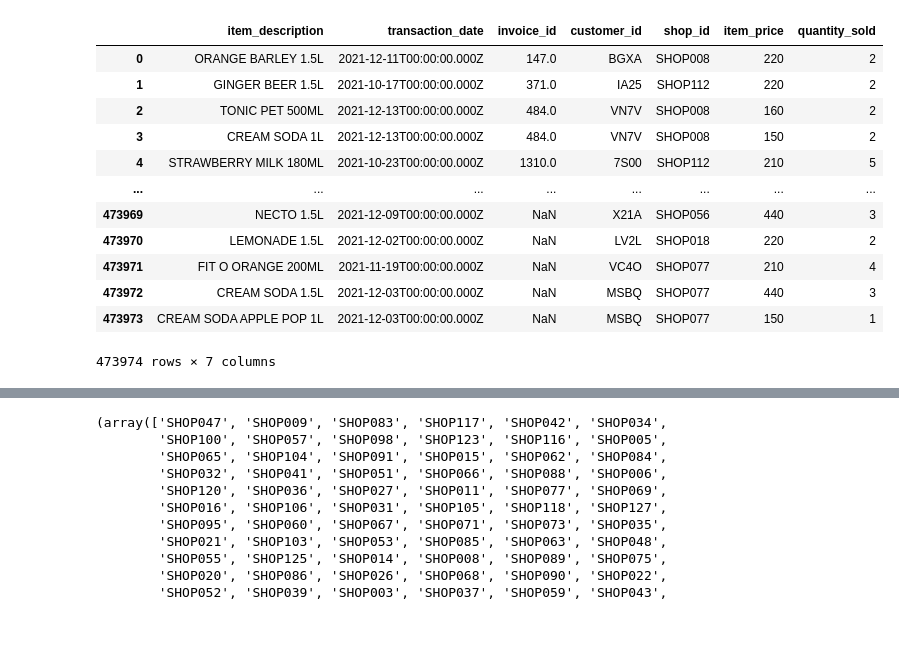
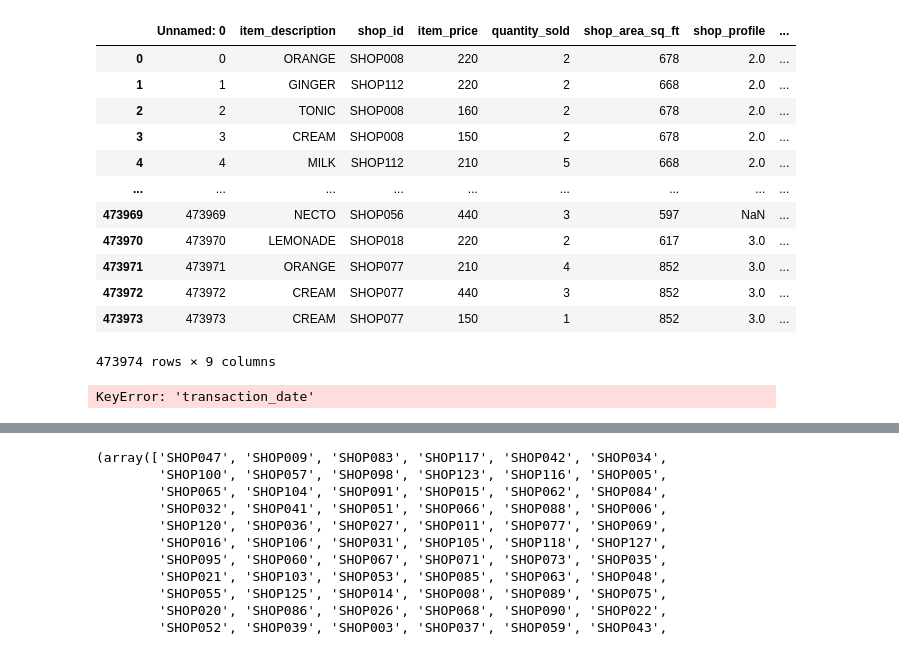
Before and after one commit to sandani98/DataStorm-4.0, a Jupyter notebook: data-storm-4/Day 3/main_day3.ipynb, the cells around one changed output, grey strips where cells are left out. Saved outputs shown, nothing was run; the diff lists cells and outputs as text; code cells hidden in the pictures.

```diff
--- a/data-storm-4/Day 3/main_day3.ipynb
+++ b/data-storm-4/Day 3/main_day3.ipynb
@@ -5,27 +5,29 @@ import matplotlib.pyplot as plt
 from datetime import datetime
 import math
 # %%
-historical_transaction_data = pd.read_csv('Historical-transaction-data.csv')
+historical_transaction_data = pd.read_csv('merged.csv')
 historical_transaction_data
 # %% [output]
-|  | item_description | transaction_date | invoice_id | customer_id | shop_id | item_price | quantity_sold |
-| 0 | ORANGE BARLEY 1.5L | 2021-12-11T00:00:00.000Z | 147.0 | BGXA | SHOP008 | 220 | 2 |
-| 1 | GINGER BEER 1.5L | 2021-10-17T00:00:00.000Z | 371.0 | IA25 | SHOP112 | 220 | 2 |
-| 2 | TONIC PET 500ML | 2021-12-13T00:00:00.000Z | 484.0 | VN7V | SHOP008 | 160 | 2 |
-| 3 | CREAM SODA 1L | 2021-12-13T00:00:00.000Z | 484.0 | VN7V | SHOP008 | 150 | 2 |
-| 4 | STRAWBERRY MILK 180ML | 2021-10-23T00:00:00.000Z | 1310.0 | 7S00 | SHOP112 | 210 | 5 |
-| ... | ... | ... | ... | ... | ... | ... | ... |
-| 473969 | NECTO 1.5L | 2021-12-09T00:00:00.000Z | NaN | X21A | SHOP056 | 440 | 3 |
-| 473970 | LEMONADE 1.5L | 2021-12-02T00:00:00.000Z | NaN | LV2L | SHOP018 | 220 | 2 |
-| 473971 | FIT O ORANGE 200ML | 2021-11-19T00:00:00.000Z | NaN | VC4O | SHOP077 | 210 | 4 |
-| 473972 | CREAM SODA 1.5L | 2021-12-03T00:00:00.000Z | NaN | MSBQ | SHOP077 | 440 | 3 |
-| 473973 | CREAM SODA APPLE POP 1L | 2021-12-03T00:00:00.000Z | NaN | MSBQ | SHOP077 | 150 | 1 |
+|  | Unnamed: 0 | item_description | shop_id | item_price | quantity_sold | shop_area_sq_ft | shop_profile | ... |
+| 0 | 0 | ORANGE | SHOP008 | 220 | 2 | 678 | 2.0 | ... |
+| 1 | 1 | GINGER | SHOP112 | 220 | 2 | 668 | 2.0 | ... |
+| 2 | 2 | TONIC | SHOP008 | 160 | 2 | 678 | 2.0 | ... |
+| 3 | 3 | CREAM | SHOP008 | 150 | 2 | 678 | 2.0 | ... |
+| 4 | 4 | MILK | SHOP112 | 210 | 5 | 668 | 2.0 | ... |
+| ... | ... | ... | ... | ... | ... | ... | ... | ... |
+| 473969 | 473969 | NECTO | SHOP056 | 440 | 3 | 597 | NaN | ... |
+| 473970 | 473970 | LEMONADE | SHOP018 | 220 | 2 | 617 | 3.0 | ... |
+| 473971 | 473971 | ORANGE | SHOP077 | 210 | 4 | 852 | 3.0 | ... |
+| 473972 | 473972 | CREAM | SHOP077 | 440 | 3 | 852 | 3.0 | ... |
+| 473973 | 473973 | CREAM | SHOP077 | 150 | 1 | 852 | 3.0 | ... |
-473974 rows × 7 columns
+473974 rows × 9 columns
 # %%
-historical_transaction_data['year'] = pd.DatetimeIndex(historical_transaction_data['transaction_date']).year
-historical_transaction_data['month'] = pd.DatetimeIndex(historical_transaction_data['transaction_date']).month
-historical_transaction_data['day'] = pd.DatetimeIndex(historical_transaction_data['transaction_date']).day
-historical_transaction_data['earning'] = historical_transaction_data['item_price']*historical_transaction_data['quantity_sold']
+# historical_transaction_data['year'] = pd.DatetimeIndex(historical_transaction_data['transaction_date']).year
+# historical_transaction_data['month'] = pd.DatetimeIndex(historical_transaction_data['transaction_date']).month
+# historical_transaction_data['day'] = pd.DatetimeIndex(historical_transaction_data['transaction_date']).day
+# historical_transaction_data['earning'] = historical_transaction_data['item_price']*historical_transaction_data['quantity_sold']
+# %% [output]
+KeyError: 'transaction_date'
 # %%
 historical_transaction_data
 # %% [output]
```
Also changed, not shown: parts of 2 cells of this notebook, 5 other files.
